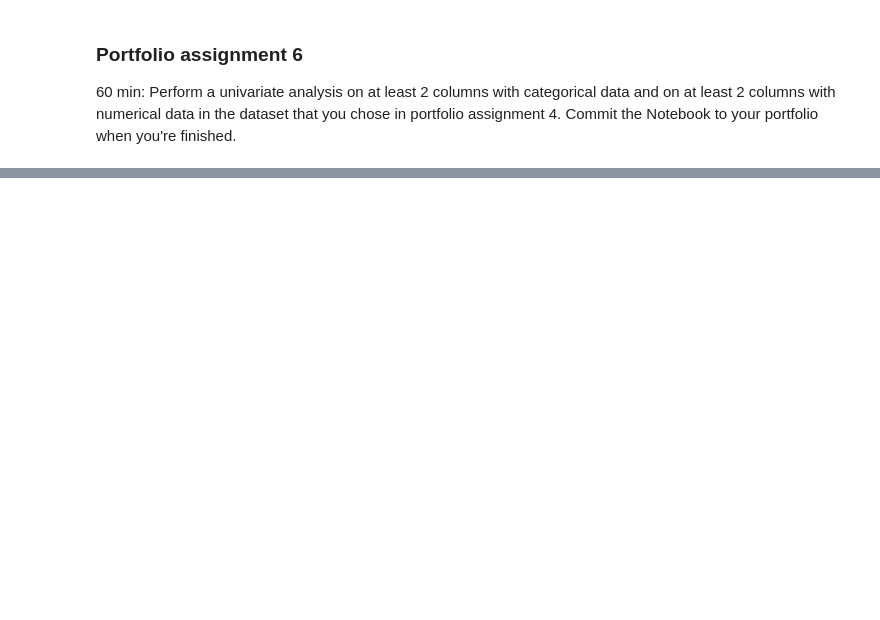
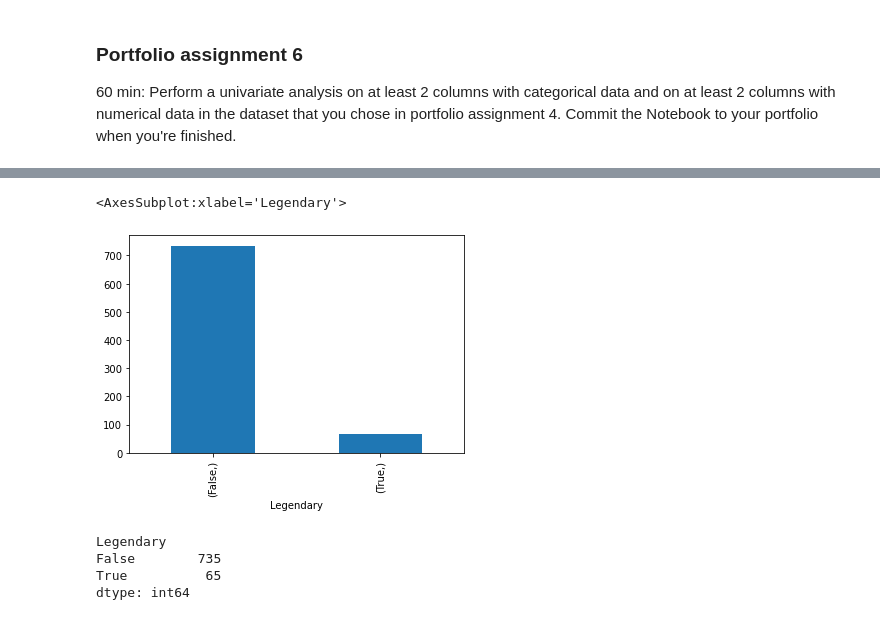
Before and after one commit to NoahKeijzer/DataSciencePortfolio, a Jupyter notebook: Introduction and Univariate Analysis.ipynb, the cells around one changed output, grey strips where cells are left out. Drawn from its saved outputs; the diff is of its cells as text; code cells hidden in the pictures; blank space fills up the shorter version.

```diff
--- a/Introduction and Univariate Analysis.ipynb
+++ b/Introduction and Univariate Analysis.ipynb
@@ -232,0 +442,13 @@ TypeError: filter expected 2 arguments, got 1
+# %%
+columns = ['Legendary']
+pokemons[columns].value_counts().plot(kind='bar')
+# %% [output]
+<AxesSubplot:xlabel='Legendary'>
+[figure, added]
+# %%
+pokemons[columns].value_counts()
+# %% [output]
+Legendary
+False        735
+True          65
+dtype: int64
```
Also changed, not shown: parts of 40 cells of this notebook.
